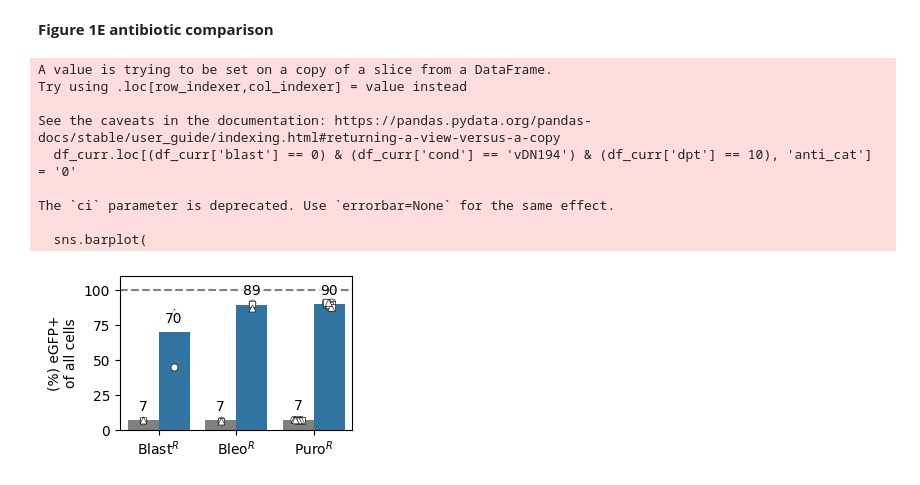
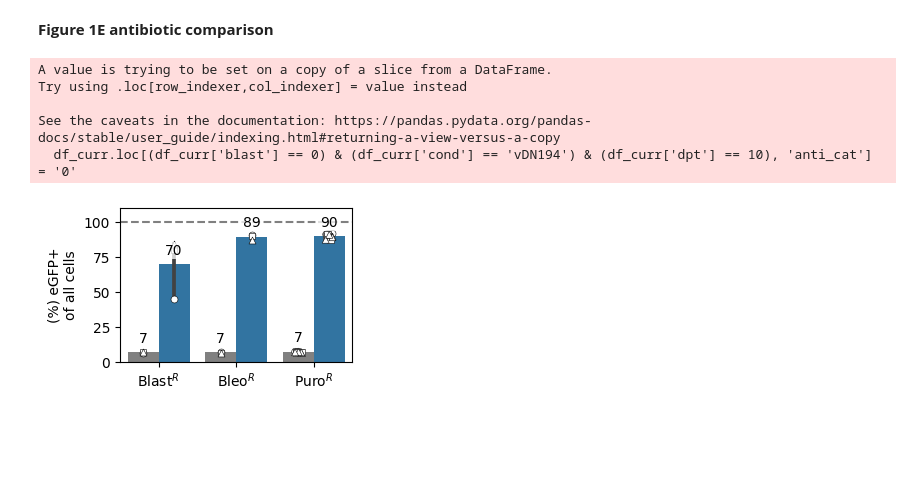
Before and after one commit to GallowayLabMIT/dasit_manuscript, a Jupyter notebook: Figure_1_intro/Figure_1_and_S1.ipynb, the cells around one changed output. Saved outputs shown, nothing was run; the diff lists cells and outputs as text; code cells hidden in the pictures; blank space fills up the shorter version.

```diff
--- a/Figure_1_intro/Figure_1_and_S1.ipynb
+++ b/Figure_1_intro/Figure_1_and_S1.ipynb
@@ -33,7 +33,8 @@ from matplotlib.patches import Patch
 Directories for all
 # %%
 # Directories
-output_path = rd.rootdir/'output'/'Figure_S1_blast_bleo'
+output_path_supplement = rd.rootdir/'output'/'Figure_S1'
+output_path = rd.rootdir/'output'/'Figure_1'
 cache_path = rd.rootdir/'output'/'Figure_S1_blast_bleo'/'data.gzip'
 # %% [markdown]
 **Load in puro data for new experiment**
@@ -577,7 +604,7 @@ fig, ax = plt.subplots(1, 1, figsize=(3, 2))
 # Plot
 sns.barplot(
     ax=ax, data=df_curr,
-    x=x, y=y, ci=None, hue=hue,
+    x=x, y=y, hue=hue,
     order=order, hue_order=hue_order,
     palette=palette, alpha=1)
 
@@ -589,35 +616,34 @@ for (j, rep) in enumerate(df_curr.rep.unique()):
         order=order, hue_order=hue_order,
         dodge=True, marker=marker_list[j],
         palette={hue:'white' for hue in hue_order}, size=5,
         edgecolor='black', linewidth=0.4,)
 
 
 # Formatting
 ax.yaxis.set_label_text('(%) eGFP+\nof all cells')
 ax.set_ylim((0, 110))
 
 ax.axhline(100, 0, 1, color='grey', linestyle='--')
 ax.set_xlabel('')
 ax.set_xticklabels(label_map[l] for l in order)
 
 # Remove existing legend
 if ax.get_legend() is not None:
     ax.get_legend().remove()
 
 # Add barplot labels
 for sub_ax in plt.gcf().get_axes():
     for i in sub_ax.containers:
         bar_labels = sub_ax.bar_label(i, fmt='%0.0f', padding=5)
         for label in bar_labels:
             label.set_bbox(dict(facecolor='white', alpha=0.75, linewidth=0, pad=1))
+
+plottitle = 'Figure_1E_antibiotic_markers.svg'
+plt.savefig(rd.outfile(output_path/plottitle),bbox_inches='tight')
 # %% [output]
 A value is trying to be set on a copy of a slice from a DataFrame.
 Try using .loc[row_indexer,col_indexer] = value instead
 
 See the caveats in the documentation: https://pandas.pydata.org/pandas-docs/stable/user_guide/indexing.html#returning-a-view-versus-a-copy
   df_curr.loc[(df_curr['blast'] == 0) & (df_curr['cond'] == 'vDN194') & (df_curr['dpt'] == 10), 'anti_cat'] = '0'
-
-The `ci` parameter is deprecated. Use `errorbar=None` for the same effect.
-
-  sns.barplot(
-[figure, old version]
+[figure, new version]
```
Also changed, not shown: parts of 6 cells of this notebook, 4 other files.
